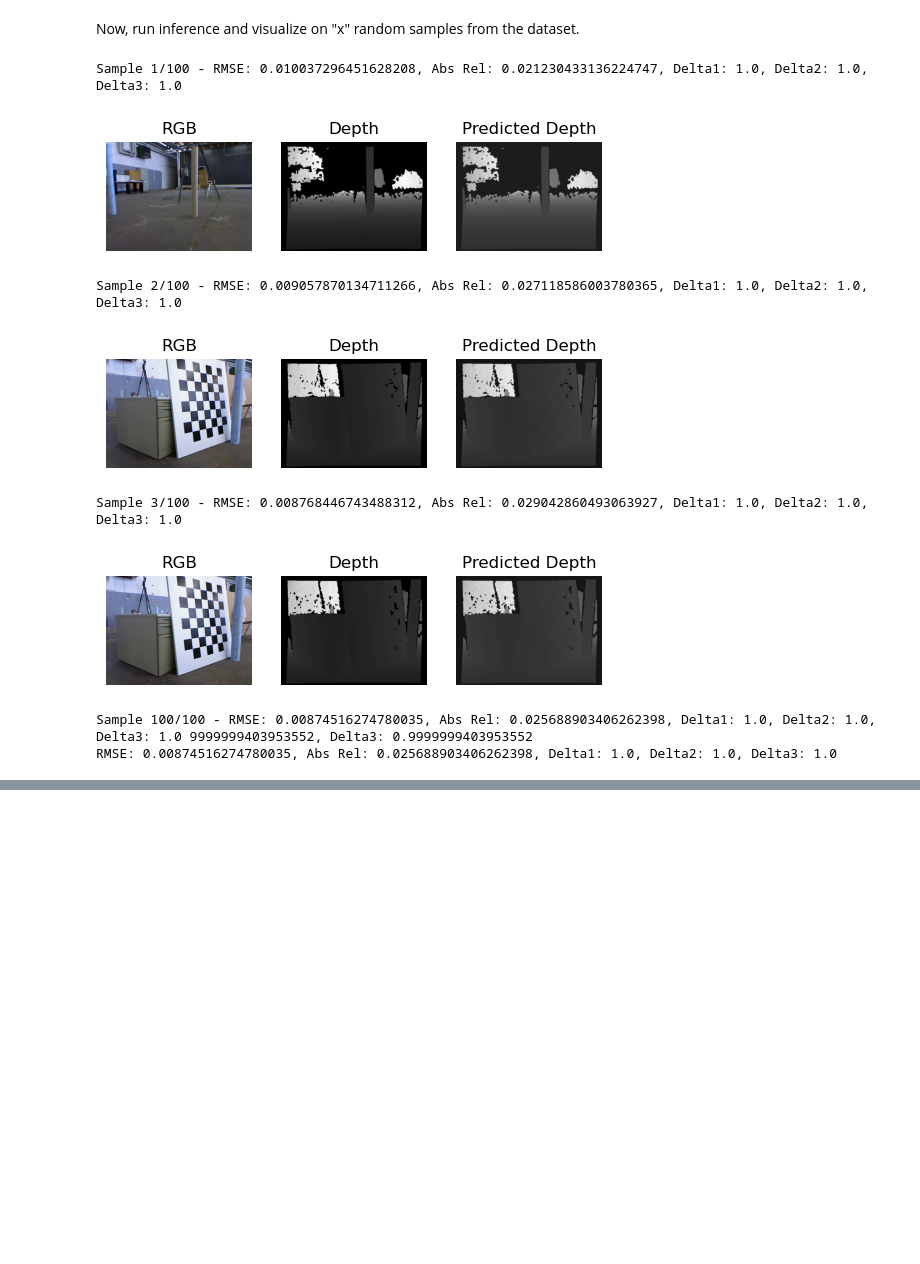
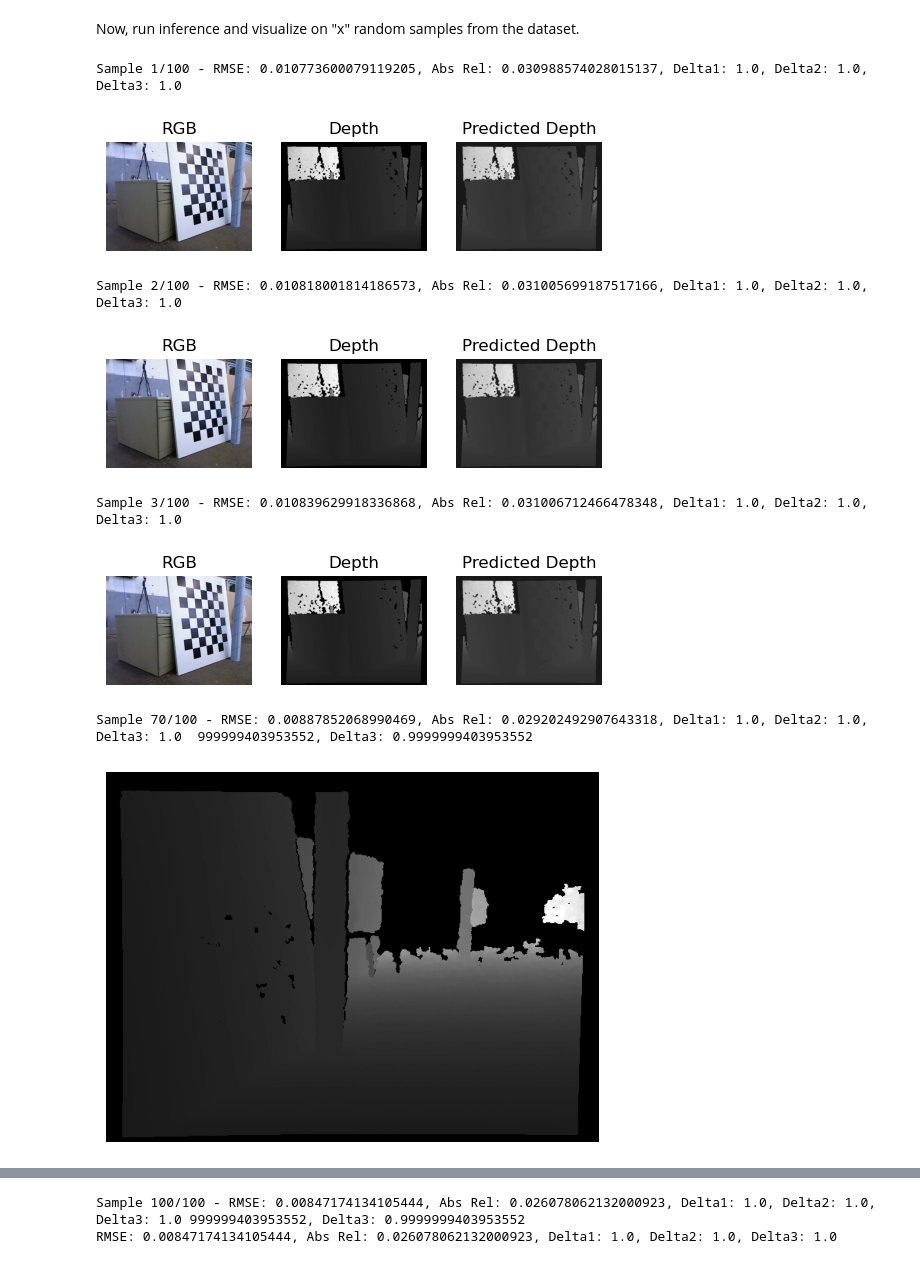
Before and after one commit to carlostojal/multitudinous, a Jupyter notebook: notebooks/pretrainer_viz.ipynb, the cells around one changed output, grey strips where cells are left out. Drawn from its saved outputs; the diff is of its cells as text; code cells hidden in the pictures; blank space fills up the shorter version.

```diff
--- a/notebooks/pretrainer_viz.ipynb
+++ b/notebooks/pretrainer_viz.ipynb
@@ -11,7 +11,7 @@ from multitudinous.utils.model_builder import build_img_pretraining
 import torch
 
 # build the model
-model = build_img_pretraining("se_resnet50_unet", 4, "../se_resnet50_unet/img_pretrainer_15.pth")
+model = build_img_pretraining("resnet50_unet", 4, "../resnet50_unet/img_pretrainer_15.pth")
 
 device = torch.device("cuda" if torch.cuda.is_available() else "cpu")
 model = model.to(device)
@@ -48,7 +48,7 @@ from torch.utils.data import DataLoader
 dataset = build_img_dataset("tum_rgbd", "../../data/tum_rgbd1")
 
 # create the dataloader
-dataloader = DataLoader(dataset, batch_size=1, shuffle=True, num_workers=4)
+dataloader = DataLoader(dataset, batch_size=1, shuffle=False, num_workers=4)
 # %% [markdown]
 Now, run inference and visualize on "x" random samples from the dataset.
 # %%
@@ -57,6 +57,7 @@ import torch
 from multitudinous.loss_fns import rmse, rel, delta
 
 NUM_VIZ_SAMPLES = 3
+FIXED_VIZ_SAMPLE = 70 # number of the always visualized sample
 NUM_EVAL_SAMPLES = 100
 
 visualized_count = 0
@@ -90,56 +91,67 @@ for rgb, depth in dataloader:
         depth = depth.squeeze()
 
         rmse_total += rmse(pred, depth)
         abs_rel_total += rel(pred, depth)
         delta1_total += delta(pred, depth, 1.25)
         delta2_total += delta(pred, depth, 1.25**2)
         delta3_total += delta(pred, depth, 1.25**3)
 
     count += 1
 
     print(f"\rSample {count}/{NUM_EVAL_SAMPLES} - RMSE: {rmse_total/count}, Abs Rel: {abs_rel_total/count}, Delta1: {delta1_total/count}, Delta2: {delta2_total/count}, Delta3: {delta3_total/count}", end=" ")
 
     if count >= NUM_EVAL_SAMPLES:
         break
 
     # ----------------------
 
     # visualize the results
-    if visualized_count >= NUM_VIZ_SAMPLES:
-        continue
+    if visualized_count < NUM_VIZ_SAMPLES:
 
-    visualized_count += 1
+        visualized_count += 1
 
-    rgb = rgb.squeeze()
+        rgb = rgb.squeeze()
 
-    # plot the results
-    plt.subplot(1, 3, 1)
-    plt.imshow(rgb.permute(1, 2, 0).cpu())
-    plt.title("RGB")
-    plt.axis("off")
-    plt.subplot(1, 3, 2)
-    plt.imshow(depth.squeeze(0).cpu(), cmap="gray")
-    plt.title("Depth")
-    plt.axis("off")
-    plt.subplot(1, 3, 3)
-    plt.imshow(pred.squeeze().detach().cpu(), cmap="gray")
-    plt.title("Predicted Depth")
-    plt.axis("off")
-    plt.show()
+        # plot the results
+        plt.subplot(1, 3, 1)
+        plt.imshow(rgb.permute(1, 2, 0).cpu())
+        plt.title("RGB")
+        plt.axis("off")
+        plt.subplot(1, 3, 2)
+        plt.imshow(depth.squeeze(0).cpu(), cmap="gray")
+        plt.title("Depth")
+        plt.axis("off")
+        plt.subplot(1, 3, 3)
+        plt.imshow(pred.squeeze().detach().cpu(), cmap="gray")
+        plt.title("Predicted Depth")
+        plt.axis("off")
+        plt.show()
+
+    if count == FIXED_VIZ_SAMPLE:
+
+        # plot the ground truth
+        plt.imshow(depth.squeeze(0).cpu(), cmap="gray")
+        plt.axis("off")
+        plt.show()
+
+        # plot the prediction
+        plt.imshow(pred.squeeze().detach().cpu(), cmap="gray")
+        plt.axis("off")
+        plt.show()
 
     del pred, rgb, depth
 
 # clean up
 del model, dataset, dataloader
 
 # print the metrics
 print(f"\nRMSE: {rmse_total/count}, Abs Rel: {abs_rel_total/count}, Delta1: {delta1_total/count}, Delta2: {delta2_total/count}, Delta3: {delta3_total/count}")
 # %% [output]
-Sample 1/100 - RMSE: 0.010037296451628208, Abs Rel: 0.021230433136224747, Delta1: 1.0, Delta2: 1.0, Delta3: 1.0
+Sample 1/100 - RMSE: 0.010773600079119205, Abs Rel: 0.030988574028015137, Delta1: 1.0, Delta2: 1.0, Delta3: 1.0
-[figure, old version]
+[figure, new version]
-Sample 2/100 - RMSE: 0.009057870134711266, Abs Rel: 0.027118586003780365, Delta1: 1.0, Delta2: 1.0, Delta3: 1.0
+Sample 2/100 - RMSE: 0.010818001814186573, Abs Rel: 0.031005699187517166, Delta1: 1.0, Delta2: 1.0, Delta3: 1.0
-[figure, old version]
+[figure, new version]
-Sample 3/100 - RMSE: 0.008768446743488312, Abs Rel: 0.029042860493063927, Delta1: 1.0, Delta2: 1.0, Delta3: 1.0
+Sample 3/100 - RMSE: 0.010839629918336868, Abs Rel: 0.031006712466478348, Delta1: 1.0, Delta2: 1.0, Delta3: 1.0
-[figure, old version]
+[figure, new version]
-Sample 100/100 - RMSE: 0.00874516274780035, Abs Rel: 0.025688903406262398, Delta1: 1.0, Delta2: 1.0, Delta3: 1.0 9999999403953552, Delta3: 0.9999999403953552
-RMSE: 0.00874516274780035, Abs Rel: 0.025688903406262398, Delta1: 1.0, Delta2: 1.0, Delta3: 1.0
+Sample 70/100 - RMSE: 0.00887852068990469, Abs Rel: 0.029202492907643318, Delta1: 1.0, Delta2: 1.0, Delta3: 1.0  999999403953552, Delta3: 0.9999999403953552
+[figure, added]
@@ -145,0 +159,2 @@ RMSE: 0.00874516274780035, Abs Rel: 0.025688903406262398, Delta1: 1.0, Delta2: 1
+Sample 100/100 - RMSE: 0.00847174134105444, Abs Rel: 0.026078062132000923, Delta1: 1.0, Delta2: 1.0, Delta3: 1.0 999999403953552, Delta3: 0.9999999403953552
+RMSE: 0.00847174134105444, Abs Rel: 0.026078062132000923, Delta1: 1.0, Delta2: 1.0, Delta3: 1.0
```
Also changed, not shown: parts of 2 cells of this notebook, 4 other files.
